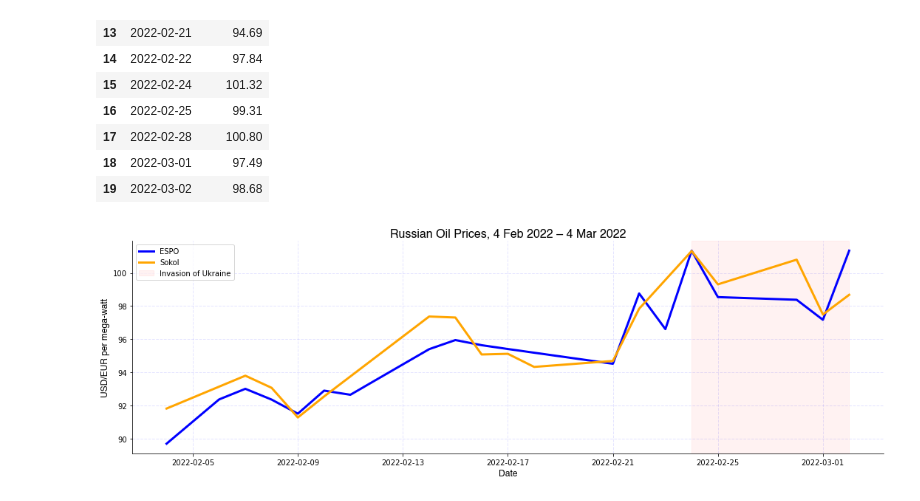
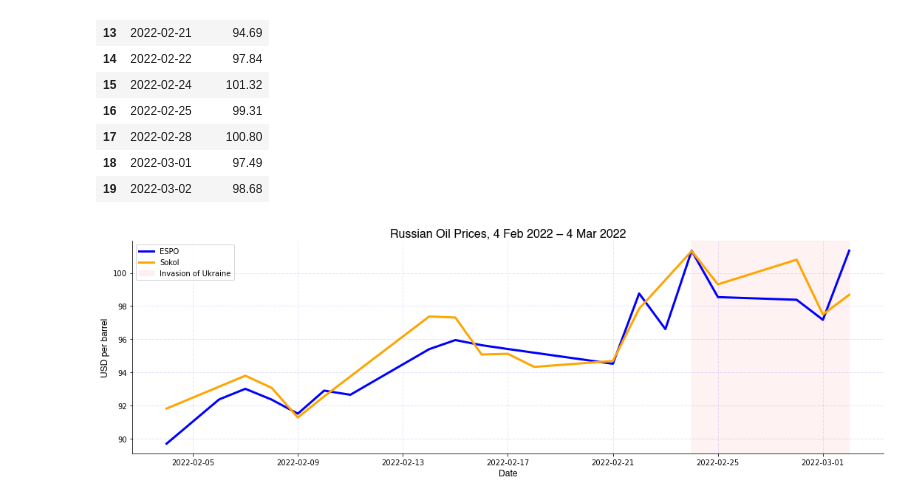
Before and after one commit to mnperic/russia-ukraine-indicators, a Jupyter notebook: russia_charts.ipynb, the cells around one changed output. Drawn from its saved outputs; the diff is of its cells as text; code cells hidden in the pictures.

```diff
--- a/russia_charts.ipynb
+++ b/russia_charts.ipynb
@@ -249,32 +266,32 @@ oil_sokol_trimmed_df
 # Font families
 font_1 = {'family':'helvetica','color':'black','size':16}
 font_2 = {'family':'helvetica','color':'black','size':12}
 
 # Plot
 plt.figure(figsize=(15,5))
 plt.plot(oil_espo_df['date'], oil_espo_df['price_usd'], color='blue', label='ESPO', linewidth=3)
 plt.plot(oil_sokol_trimmed_df['date'], oil_sokol_trimmed_df['price_usd'], color='orange', label='Sokol', linewidth=3)
 plt.legend()
 
 # Labels
 plt.title("Russian Oil Prices, 4 Feb 2022 – 4 Mar 2022", fontdict = font_1)
 plt.xlabel("Date", fontdict = font_2)
-plt.ylabel("USD/EUR per mega-watt", fontdict = font_2)
+plt.ylabel("USD per barrel", fontdict = font_2)
 
 # Highlights
 plt.axvspan(date2num(datetime.datetime(2022,2,24)), date2num(datetime.datetime(2022,3,2)),
            label="Invasion of Ukraine", color="red", alpha=0.05)
 plt.legend()
 
 # Aesthetics
 matplotlib.pyplot.grid(visible=True, which='both', axis='both', color='blue', alpha=0.1, linestyle='--', linewidth=1)
 
 plt.gca().spines['top'].set_visible(False)
 plt.gca().spines['right'].set_visible(False)
 plt.tight_layout()
 
 # Save and show
 plt.savefig("/Users/minoperic/Data Analytics/Data Investigations/russia-energy-inflation/Images/oil.png", dpi=300)
 plt.show()
 # %% [output]
-[figure, old version]
+[figure, new version]
```
Also changed, not shown: parts of 5 cells of this notebook, 4 other files.
